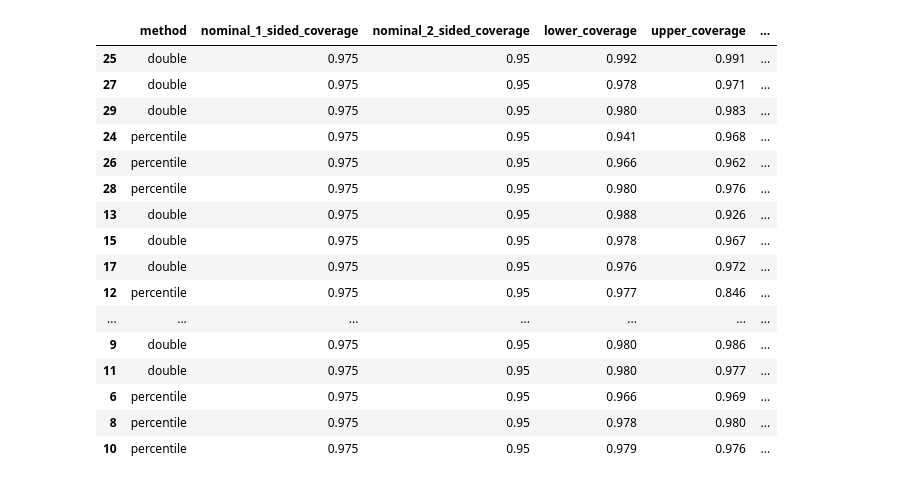
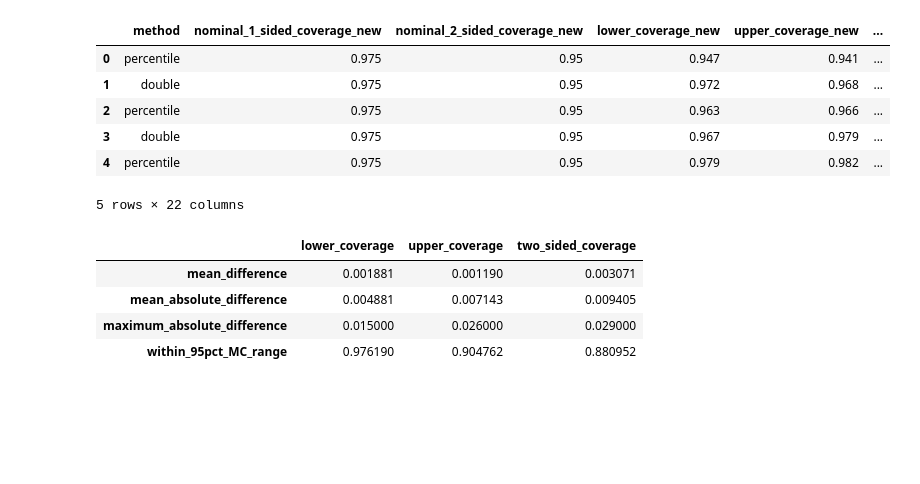
Before and after one commit to enejH04/bootstrap-inference, a Jupyter notebook: coverage_validation/comparison.ipynb, the cells around one changed output. Drawn from its saved outputs; the diff is of its cells as text; code cells hidden in the pictures; blank space fills up the shorter version.

```diff
--- a/coverage_validation/comparison.ipynb
+++ b/coverage_validation/comparison.ipynb
@@ -2,6 +3,7 @@
 import numpy as np
 import pandas as pd
 # %%
-sort_by = ["dgp", "statistic", "method", "n"]
-csv_reference= pd.read_csv("results_uz_es/results_uz_es.csv").sort_values(sort_by)
-csv_new = pd.read_csv("results_eh_es/results_eh_es.csv").sort_values(sort_by)
+keys = ["dgp", "statistic", "method", "n", "B", "repetitions"]
+
+csv_reference= pd.read_csv("results_uz_es/results_uz_es.csv")
+csv_new = pd.read_csv("results_eh_es/results_eh_es.csv")
@@ -28,20 +10,15 @@ csv_reference
-# %%
-csv_new
-# %% [output]
-|  | method | nominal_1_sided_coverage | nominal_2_sided_coverage | lower_coverage | upper_coverage | ... |
-| 25 | double | 0.975 | 0.95 | 0.992 | 0.991 | ... |
-| 27 | double | 0.975 | 0.95 | 0.978 | 0.971 | ... |
-| 29 | double | 0.975 | 0.95 | 0.980 | 0.983 | ... |
-| 24 | percentile | 0.975 | 0.95 | 0.941 | 0.968 | ... |
-| 26 | percentile | 0.975 | 0.95 | 0.966 | 0.962 | ... |
-| 28 | percentile | 0.975 | 0.95 | 0.980 | 0.976 | ... |
-| 13 | double | 0.975 | 0.95 | 0.988 | 0.926 | ... |
-| 15 | double | 0.975 | 0.95 | 0.978 | 0.967 | ... |
-| 17 | double | 0.975 | 0.95 | 0.976 | 0.972 | ... |
-| 12 | percentile | 0.975 | 0.95 | 0.977 | 0.846 | ... |
-| ... | ... | ... | ... | ... | ... | ... |
-| 9 | double | 0.975 | 0.95 | 0.980 | 0.986 | ... |
-| 11 | double | 0.975 | 0.95 | 0.980 | 0.977 | ... |
-| 6 | percentile | 0.975 | 0.95 | 0.966 | 0.969 | ... |
-| 8 | percentile | 0.975 | 0.95 | 0.978 | 0.980 | ... |
-| 10 | percentile | 0.975 | 0.95 | 0.979 | 0.976 | ... |
+# %%
+# Merge the datasets so we can analyze the same cases
+comparison = csv_new.merge(csv_reference, on=keys, suffixes=("_new", "_ref"), validate="one_to_one")
+
+assert len(comparison) == len(csv_reference) and len(comparison) == len(csv_new), "Experiments don't match!"
+
+comparison.head(5)
+# %% [output]
+|  | method | nominal_1_sided_coverage_new | nominal_2_sided_coverage_new | lower_coverage_new | upper_coverage_new | ... |
+| 0 | percentile | 0.975 | 0.95 | 0.947 | 0.941 | ... |
+| 1 | double | 0.975 | 0.95 | 0.972 | 0.968 | ... |
+| 2 | percentile | 0.975 | 0.95 | 0.963 | 0.966 | ... |
+| 3 | double | 0.975 | 0.95 | 0.967 | 0.979 | ... |
+| 4 | percentile | 0.975 | 0.95 | 0.979 | 0.982 | ... |
+5 rows × 22 columns
@@ -47,0 +44,27 @@ csv_new
+# %%
+coverage_summary = pd.DataFrame(
+    {
+          column: {
+              "mean_difference": comparison[
+                  f"{column}_difference"
+              ].mean(),
+              "mean_absolute_difference": comparison[
+                  f"{column}_difference"
+              ].abs().mean(),
+              "maximum_absolute_difference": comparison[
+                  f"{column}_difference"
+              ].abs().max(),
+              "within_95pct_MC_range": (
+                  comparison[f"{column}_z"].abs() <= 1.96
+              ).mean(),
+          }
+          for column in coverage_columns
+      }
+)
+coverage_summary
+# %% [output]
+|  | lower_coverage | upper_coverage | two_sided_coverage |
+| mean_difference | 0.001881 | 0.001190 | 0.003071 |
+| mean_absolute_difference | 0.004881 | 0.007143 | 0.009405 |
+| maximum_absolute_difference | 0.015000 | 0.026000 | 0.029000 |
+| within_95pct_MC_range | 0.976190 | 0.904762 | 0.880952 |
```
Also changed, not shown: parts of 8 cells of this notebook.
